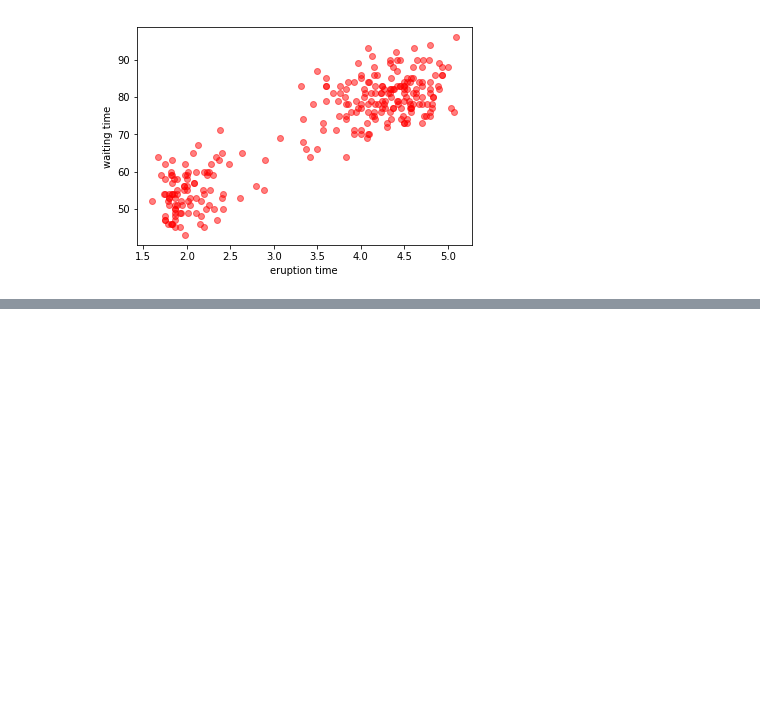
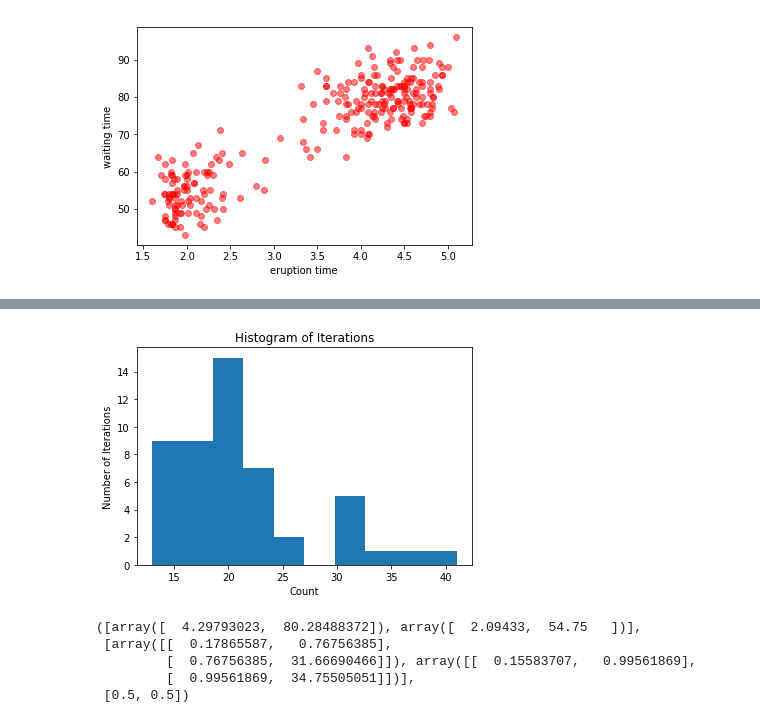
Before and after one commit to lhf-leo/aml-homework, a Jupyter notebook: hw3/question3/Question3.ipynb, the cells around one changed output, grey strips where cells are left out. Saved outputs shown, nothing was run; the diff lists cells and outputs as text; code cells hidden in the pictures; blank space fills up the shorter version.

```diff
--- a/hw3/question3/Question3.ipynb
+++ b/hw3/question3/Question3.ipynb
@@ -99,0 +99,24 @@ plt.show()
+# %%
+plt.hist(iterationsToConverge,bins=10)
+plt.xlabel('Count')
+plt.ylabel('Number of Iterations')
+plt.title(r'Histogram of Iterations')
+plt.show()
+# %% [output]
+[figure, added]
+# %%
+from sklearn.cluster import KMeans
+def kmeansPrams(data):
+    kmeans = KMeans(n_clusters=2).fit(data)
+    cluster=[np.array([data[index] for index,l in enumerate(kmeans.labels_) if l == 0]),
+             np.array([data[index] for index,l in enumerate(kmeans.labels_) if l == 1])]
+    mu=[np.mean(cluster[i], axis=0) for i in range(2)]
+    sigma=[np.cov(cluster[i].T) for i in range(2)]
+    return mu,sigma
+kmeans_parameters(data)
+# %% [output]
+([array([  4.29793023,  80.28488372]), array([  2.09433,  54.75   ])],
+ [array([[  0.17865587,   0.76756385],
+         [  0.76756385,  31.66690466]]), array([[  0.15583707,   0.99561869],
+         [  0.99561869,  34.75505051]])],
+ [0.5, 0.5])
```
Also changed, not shown: parts of 13 cells of this notebook.
